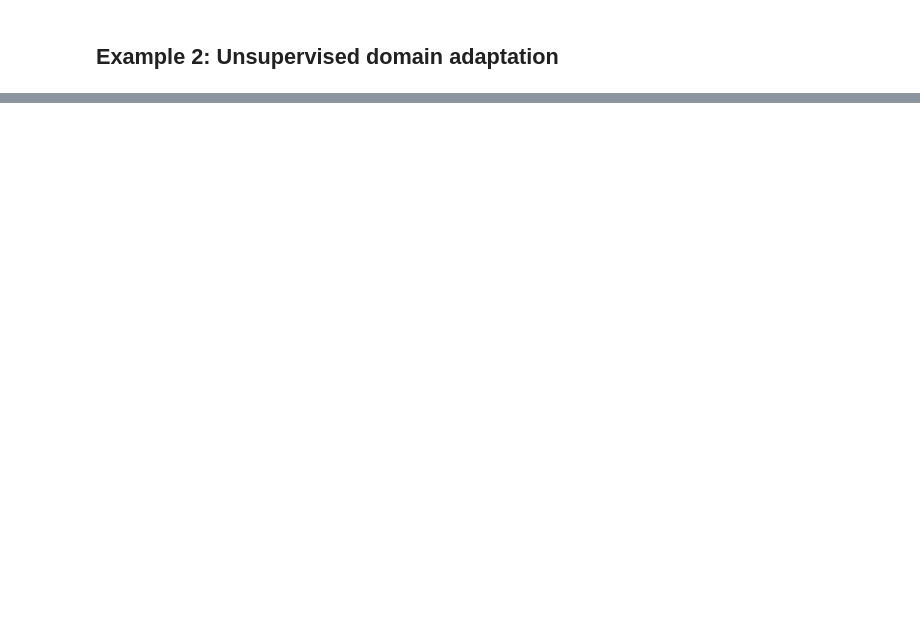
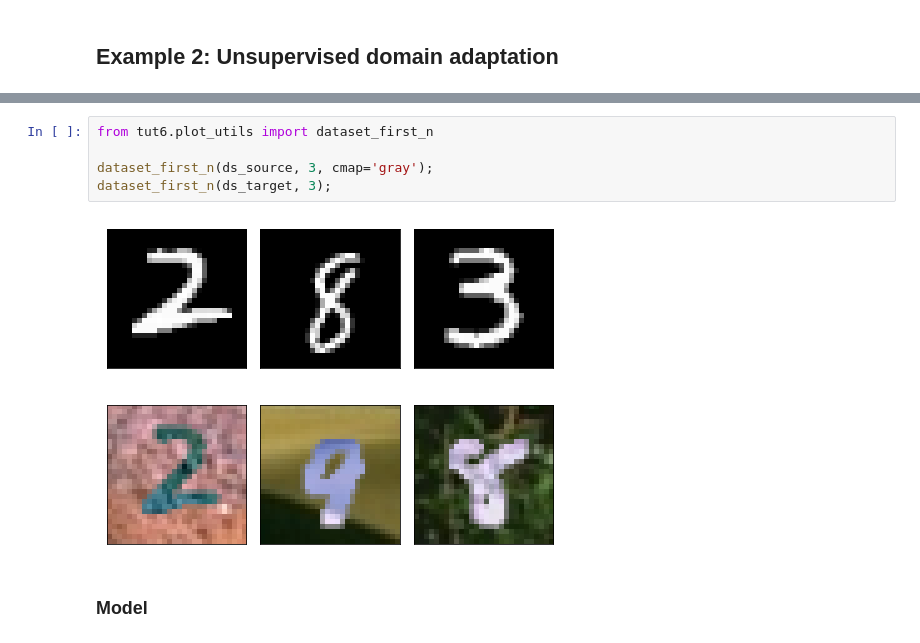
Before and after one commit to vistalab-technion/cs236781-tutorials, a Jupyter notebook: tutorial6/tutorial6-TL_DA.ipynb, the cells around one changed output, grey strips where cells are left out. Drawn from its saved outputs; the diff is of its cells as text; blank space fills up the shorter version.

```diff
--- a/tutorial6/tutorial6-TL_DA.ipynb
+++ b/tutorial6/tutorial6-TL_DA.ipynb
@@ -299,0 +310,10 @@ ds_target = MNISTMDataset(os.path.join(data_dir, 'mnist_m', 'mnist_m_train'),
+# %%
+from tut6.plot_utils import dataset_first_n
+
+dataset_first_n(ds_source, 3, cmap='gray');
+dataset_first_n(ds_target, 3);
+# %% [output]
+[figure, added]
+[figure, added]
+# %% [markdown]
+### Model
```
Also changed, not shown: parts of 22 cells of this notebook, 4 other files.
